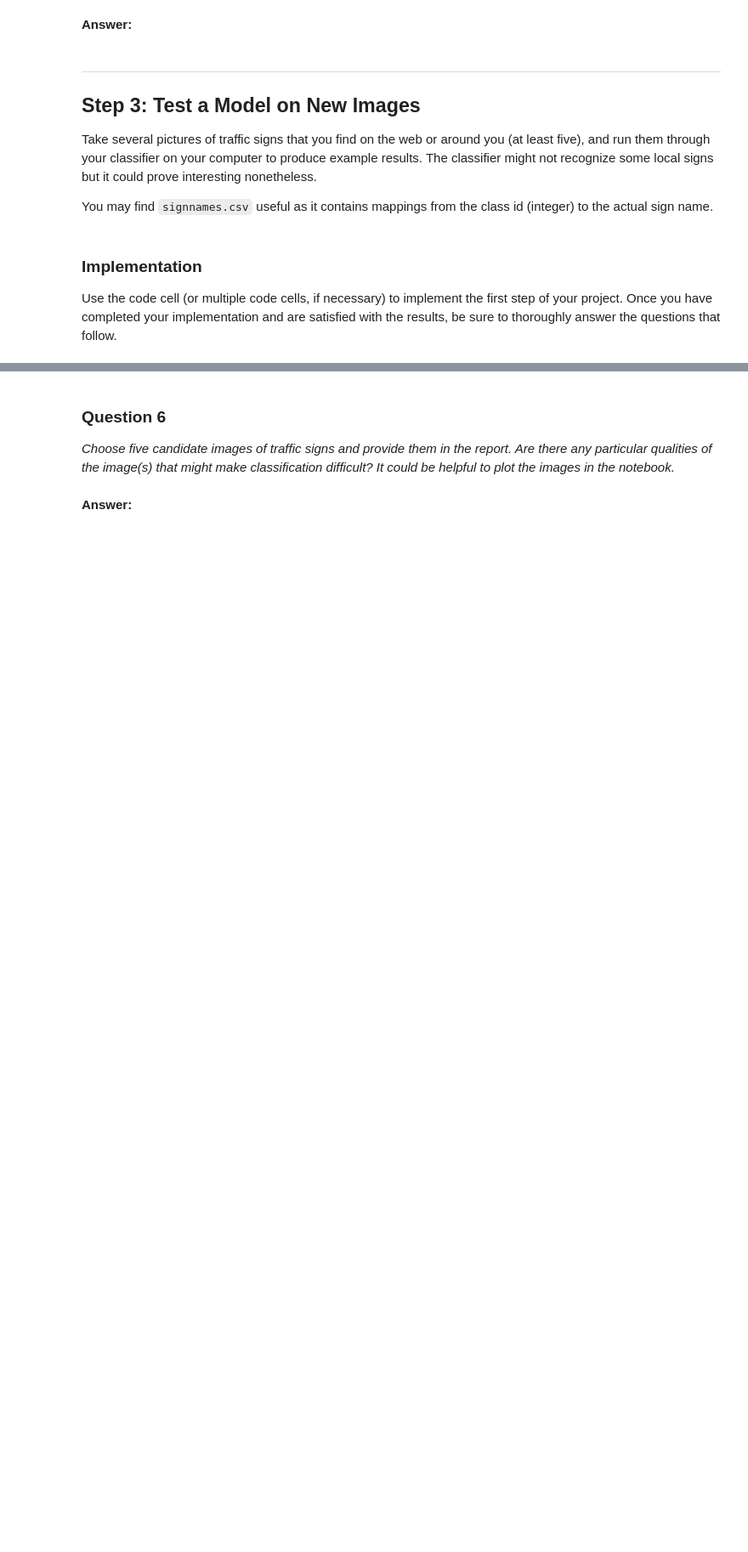
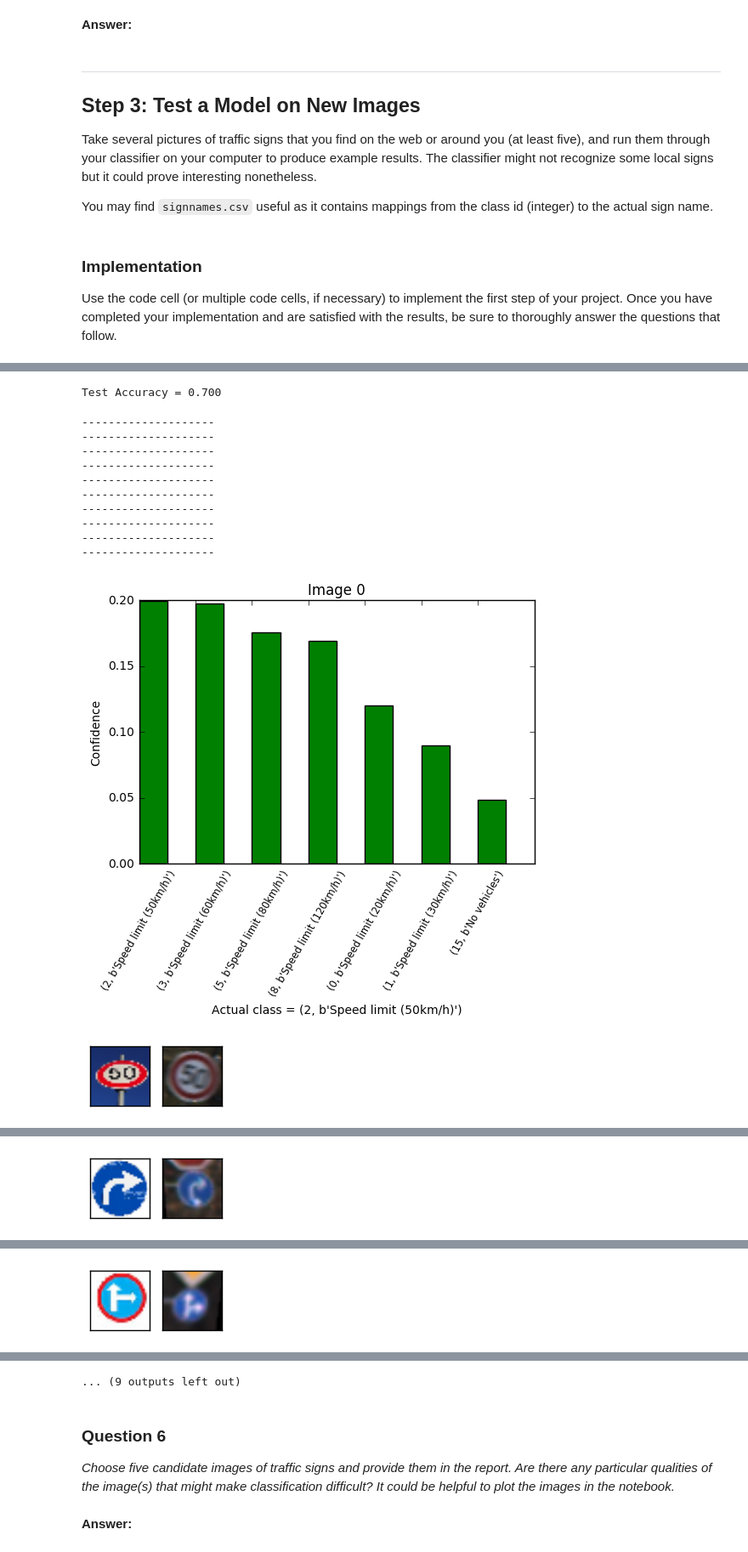
Before and after one commit to HarshSharma12/CarND-Traffic-Sign-Classifier-Project, a Jupyter notebook: Traffic_Sign_Classifier.ipynb, the cells around one changed output, grey strips where cells are left out. Shown at 85% size. Saved outputs shown, nothing was run; the diff lists cells and outputs as text; code cells hidden in the pictures; blank space fills up the shorter version.

```diff
--- a/Traffic_Sign_Classifier.ipynb
+++ b/Traffic_Sign_Classifier.ipynb
@@ -435,7 +441,7 @@ y_trimmed = y_train_final
 train_features, valid_features, train_labels, valid_labels = train_test_split(
         X_trimmed,
         y_trimmed,
-        test_size=0.20,
+        test_size=0.23,
         random_state=8998)
 
 # Shuffle
@@ -716,0 +837,6 @@ _What does your final architecture look like? (Type of model, layers, sizes, con
+# %%
+with tf.Session() as sess:
+    saver.restore(sess, tf.train.latest_checkpoint('.'))
+
+    test_accuracy = evaluate(X_test, y_test)
+    print("Test Accuracy = {:.3f}".format(test_accuracy))
@@ -744,0 +928,63 @@ Use the code cell (or multiple code cells, if necessary) to implement the first
+# %%
+import tensorflow as tf
+saver = tf.train.Saver()
+
+new_images_labels_actual = np.array([2, 33, 36, 38, 35, 39, 13, 1, 34, 12])
+
+with tf.Session() as sess:
+    saver.restore(sess, tf.train.latest_checkpoint('.'))
+    new_images_labels_predicted = sess.run(logits, feed_dict={x: new_images})
+
+    test_accuracy = evaluate(new_images, new_images_labels_actual)
+    print("Test Accuracy = {:.3f}".format(test_accuracy))
+# %% [output]
+Test Accuracy = 0.700
+# %%
+import heapq
+
+y_axis = range(0,7,1)
+for i in range(0, new_images_labels_predicted.shape[0],1):
+    top7 = heapq.nlargest(7, range(len(new_images_labels_predicted[i])), new_images_labels_predicted[i].take)
+    top7_vals = [new_images_labels_predicted[i][x] for x in top7]
+    top7_labels = [str(class_labels[x]) for x in top7]
+    norm2 = [x/np.sum(top7_vals) for x in top7_vals]
+    color_val = "black"
+    actual_class = new_images_labels_actual[i]
+    if top7[0] == actual_class:
+        color_val = "green"
+    fig, ax = plt.subplots()
+    rects = ax.bar(y_axis, norm2, width=0.5, color=color_val)
+    ax.set_title("Image "+str(i))
+    ax.set_xlabel("Actual class = "+str(class_labels[actual_class]))
+    ax.set_ylabel("Confidence")
+    ax.set_xticklabels(top7_labels, size="small", rotation=60)
+
+    # Show original image
+    fig = plt.figure(figsize = (2, 1))
+    axis = fig.add_subplot(1, 2, 1, xticks=[], yticks=[])
+    axis.imshow(new_images[i])
+
+    # Show resized image
+    k = np.sum(counter2[:actual_class])+random.randint(1,counter2[actual_class]-1)
+    axis = fig.add_subplot(1, 2, 2, xticks=[], yticks=[])
+    axis.imshow(X_train_final[k])
+
+
+#     plt.bar(y_axis, norm2, top7_labels, ha='center', va='bottom')
+#     print ("Top predictions = ", top7)
+#     print ("Actual class = ", class_labels[actual_class])
+    i+=1
+    print ("--------------------")
+# %% [output]
+--------------------
+--------------------
+--------------------
+--------------------
+--------------------
+--------------------
+--------------------
+--------------------
+--------------------
+--------------------
+[figure, added]
+[figure, added]
@@ -744,0 +992 @@ Use the code cell (or multiple code cells, if necessary) to implement the first
+[figure, added]
@@ -744,0 +994 @@ Use the code cell (or multiple code cells, if necessary) to implement the first
+[figure, added]
@@ -745,3 +1000,4 @@ Use the code cell (or multiple code cells, if necessary) to implement the first
+... (9 outputs left out)
 # %% [markdown]
 ### Question 6
 
```
Also changed, not shown: parts of 23 cells of this notebook, 17 other files.
